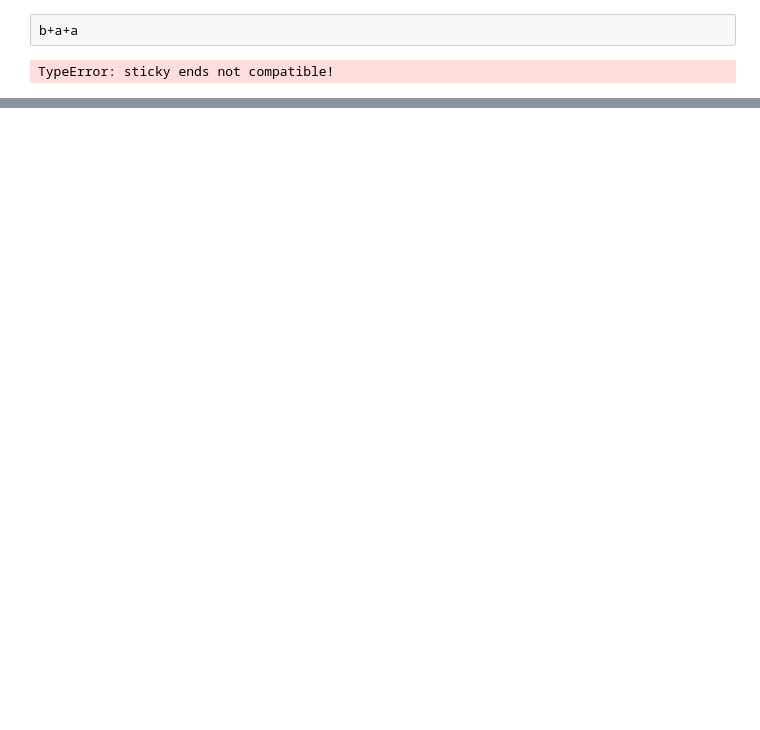
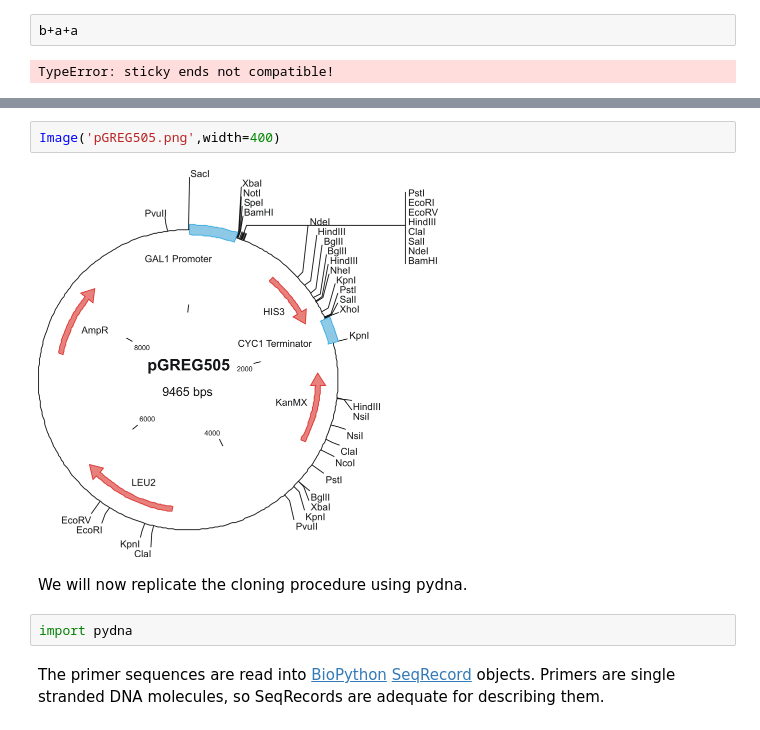
Before and after one commit to BjornFJohansson/pydna, a Jupyter notebook: docs/cookbook/cookbook.ipynb, the cells around one changed output, grey strips where cells are left out. Cells and saved outputs as stored; diff of their text form; blank space fills up the shorter version.

```diff
--- a/docs/cookbook/cookbook.ipynb
+++ b/docs/cookbook/cookbook.ipynb
@@ -104,0 +261,11 @@ Briefly, the XKS1 gene from Saccharomyces cerevisiae is amplified by PCR using t
+# %%
+Image('pGREG505.png',width=400)
+# %% [output]
+[figure, added]
+# %% [markdown]
+We will now replicate the cloning procedure using pydna.
+# %%
+import pydna
+# %% [markdown]
+The primer sequences are read into [BioPython](http://biopython.org/) [SeqRecord](http://biopython.org/wiki/SeqRecord) objects. Primers are single stranded DNA molecules, so
+SeqRecords are adequate for describing them.
```
Also changed, not shown: parts of 87 cells of this notebook, 9 other files.
